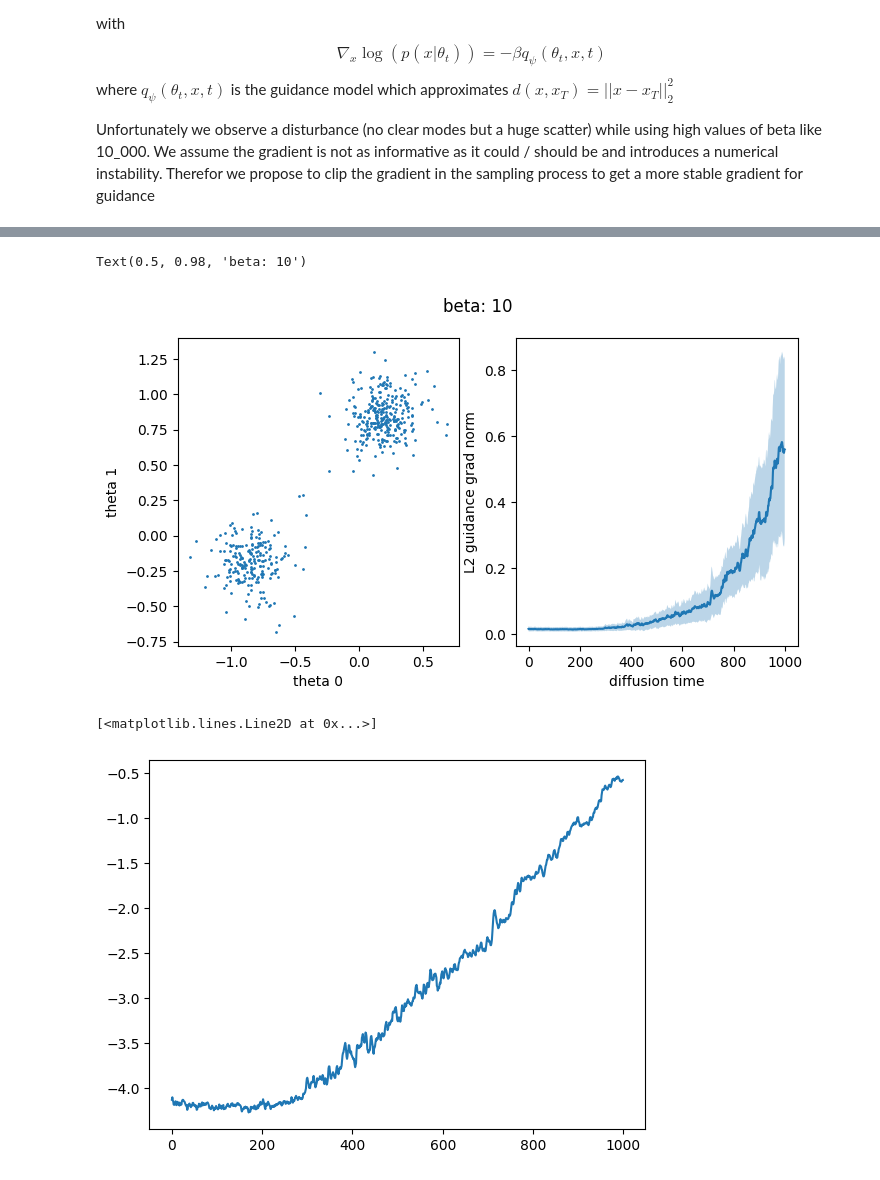
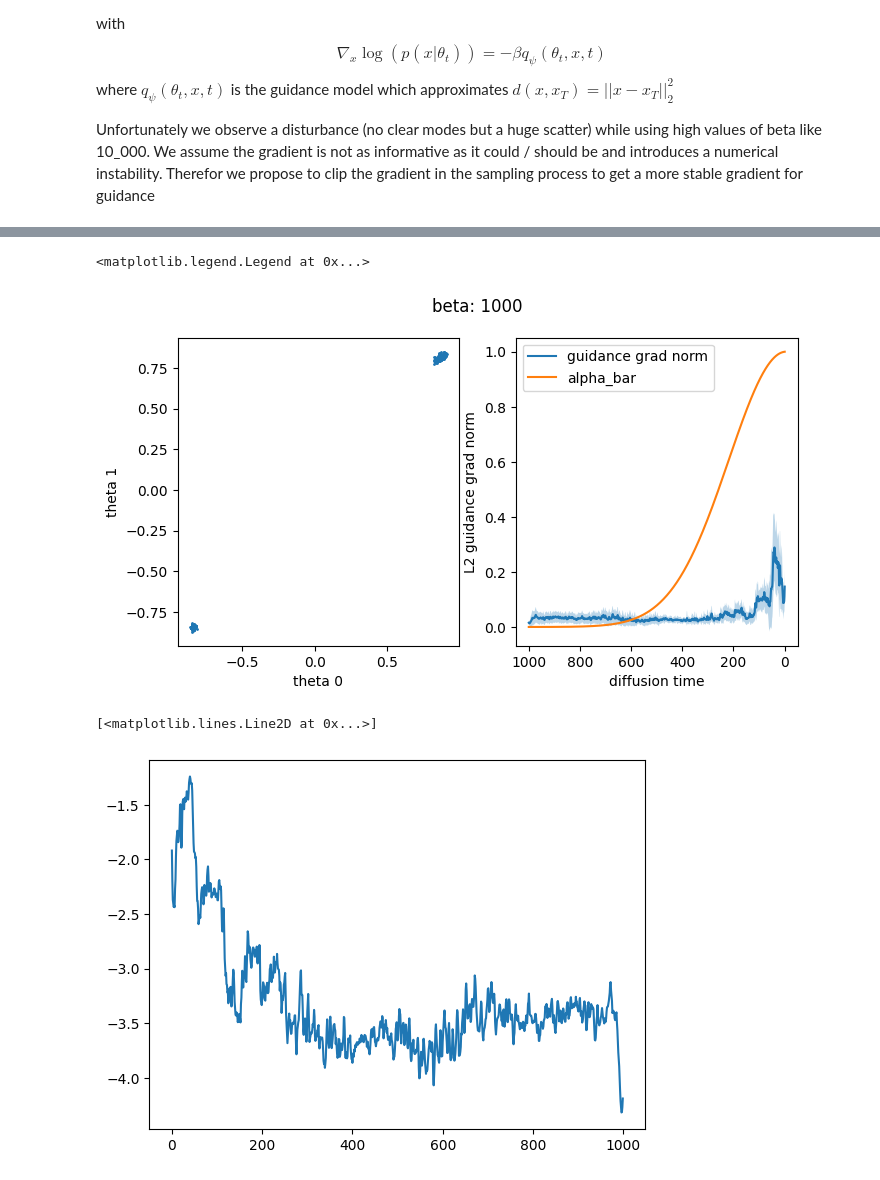
Before and after one commit to mackelab/neuralgbi_diffusion, a Jupyter notebook: notebooks/grad_clipping.ipynb, the cells around one changed output, grey strips where cells are left out. Saved outputs shown, nothing was run; the diff lists cells and outputs as text; code cells hidden in the pictures.

```diff
--- a/notebooks/grad_clipping.ipynb
+++ b/notebooks/grad_clipping.ipynb
@@ -0,0 +1,7 @@
+# %%
+import sys
+from pathlib import Path
+project_root = Path.cwd().parent
+code_root = project_root / "gbi_diff"
+sys.path.extend([str(project_root), str(code_root)])
+print(sys.path)
@@ -51,7 +58,7 @@ class DiffusionSampler:
         self._beta = self._config.beta
         self._guidance_model = Guidance.load_from_checkpoint(guidance_model_ckpt)
         self._diff_model = DiffusionModel.load_from_checkpoint(diff_model_ckpt)
-        self.x_o = load_observed_data(config.observed_data_file)
+        self.x_o, _ = load_observed_data(config.observed_data_file)
 
         self._diff_beta_schedule = self._diff_model.diff_schedule.beta_schedule
 
@@ -152,7 +159,9 @@ class DiffusionSampler:
                 guidance_grad = guidance_grad / grad_norm * c
 
             z = torch.normal(0, 1, size=theta_t.shape)
-            z = torch.sqrt(beta) * z if t_idx > 0 else 0
+            z_coef = beta
+            # z_coef *= (1 - self._diff_beta_schedule.get_alpha_bar(t_idx - 1)) / (1 - alpha_bar)
+            z = torch.sqrt(z_coef) * z if t_idx > 0 else 0
 
             theta_t = (
                 (1 / torch.sqrt(alpha))
@@ -257,7 +266,8 @@ class DiffusionSampler:
     def beta(self) -> float:
         return self._beta
 # %%
-diff_ckpt = "results/diffusion/two_moons/lightning_logs/version_0/epoch=94-step=3800.ckpt"
-guidance_ckpt = "results/guidance/two_moons/lightning_logs/version_0/epoch=94-step=3800.ckpt"
-config = Config.from_file("config/sampling_diffusion.yaml")
+diff_ckpt = str(project_root) + "/results/diffusion/two_moons/lightning_logs/version_0/epoch=94-step=3800.ckpt"
+guidance_ckpt = str(project_root) +  "/results/guidance/two_moons/lightning_logs/version_0/epoch=94-step=3800.ckpt"
+config = Config.from_file(str(project_root) + "/config/sampling_diffusion.yaml")
+config.observed_data_file = str(project_root) + "/" + config.observed_data_file
 sampler = DiffusionSampler(diff_ckpt, guidance_ckpt, config)
@@ -267,4 +274,6 @@ sampler = DiffusionSampler(diff_ckpt, guidance_ckpt, config)
 # %%
 sampler._grad_clipping = None
-sampler.update_beta(10)
-samples, guidance_grad = sampler.single_forward(sampler.x_o[0], 512)
+sampler.update_beta(1000)
+
+x_o, theta = load_observed_data(config.observed_data_file)
+samples, guidance_grad = sampler.single_forward(x_o[0], 512)  # (n_steps, n_samples)
@@ -271,25 +290,26 @@ samples, guidance_grad = sampler.single_forward(sampler.x_o[0], 512)
 # %%
 fig, axs = plt.subplots(ncols=2, figsize=(8, 4))
 
 axs[0].scatter(*samples.detach().T, s=1)
 axs[0].set_xlabel("theta 0")
 axs[0].set_ylabel("theta 1")
-grad_norms = torch.stack(guidance_grad).detach()
+grad_norms = torch.stack(guidance_grad).detach().flip(0)
 grad_norms_mean = grad_norms.mean(dim=1)
 grad_norms_std = grad_norms.std(dim=1)
-axs[1].plot(grad_norms_mean)
+axs[1].plot(grad_norms_mean, label="guidance grad norm")
 axs[1].fill_between(range(len(grad_norms_mean)), grad_norms_mean - grad_norms_std, grad_norms_mean + grad_norms_std, alpha=0.3)
 axs[1].set_xlabel("diffusion time")
 axs[1].set_ylabel("L2 guidance grad norm")
 fig.suptitle(f"beta: {sampler.beta}")
 
-
-# axs[1].plot(np.exp(0.1 * np.arange(len(grad_norms_mean)) - 500))
+axs[1].plot(sampler._diff_model.diff_schedule.beta_schedule._alpha_bars, label="alpha_bar")
+axs[1].set_xlim([1050, -50])
+axs[1].legend()
 # %% [output]
-Text(0.5, 0.98, 'beta: 10')
+<matplotlib.legend.Legend at 0x...>
-[figure, old version]
+[figure, new version]
 # %%
 plt.plot(torch.log(grad_norms_mean))
 # %% [output]
 [<matplotlib.lines.Line2D at 0x...>]
-[figure, old version]
+[figure, new version]
```
Also changed, not shown: parts of 10 cells of this notebook, 2 other files.
